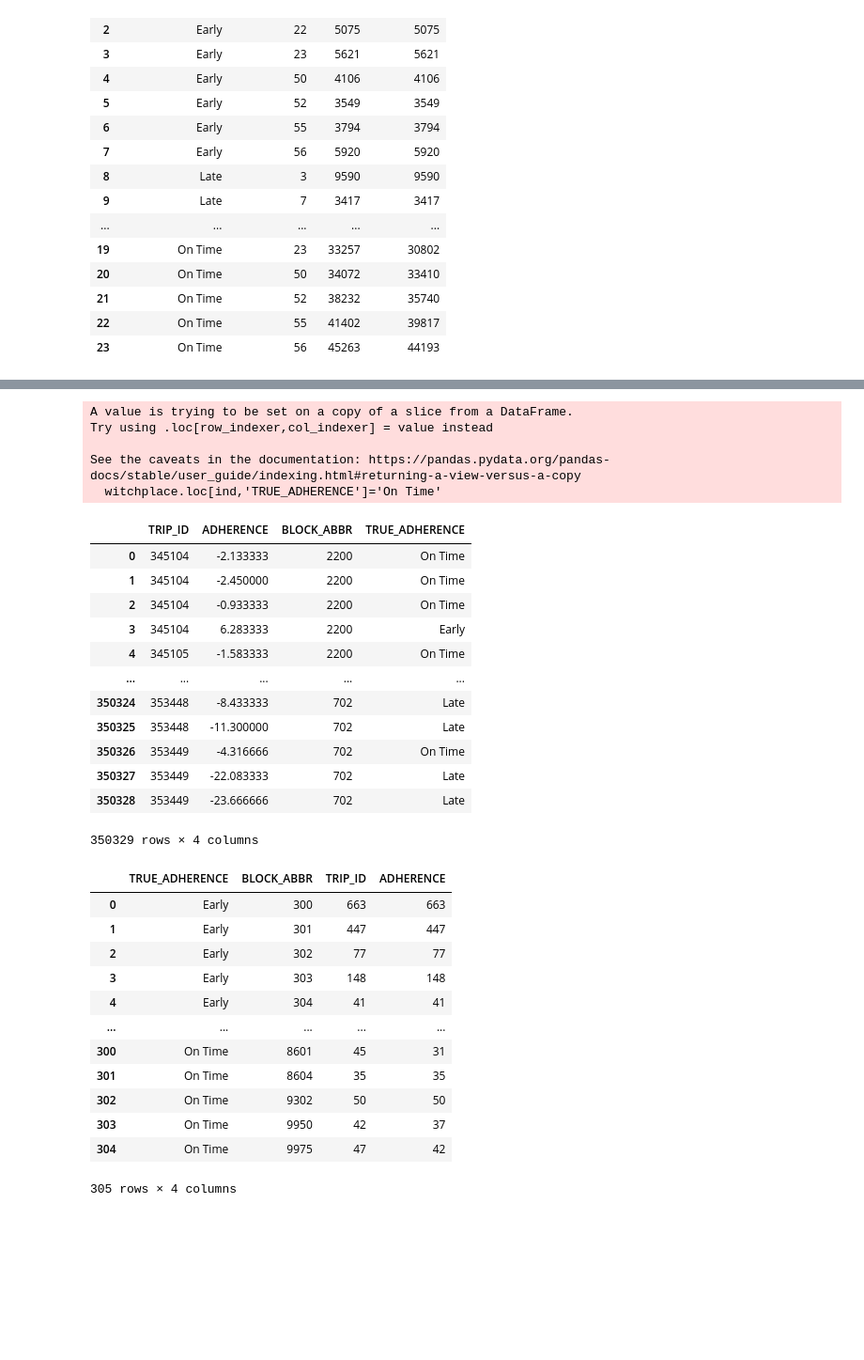
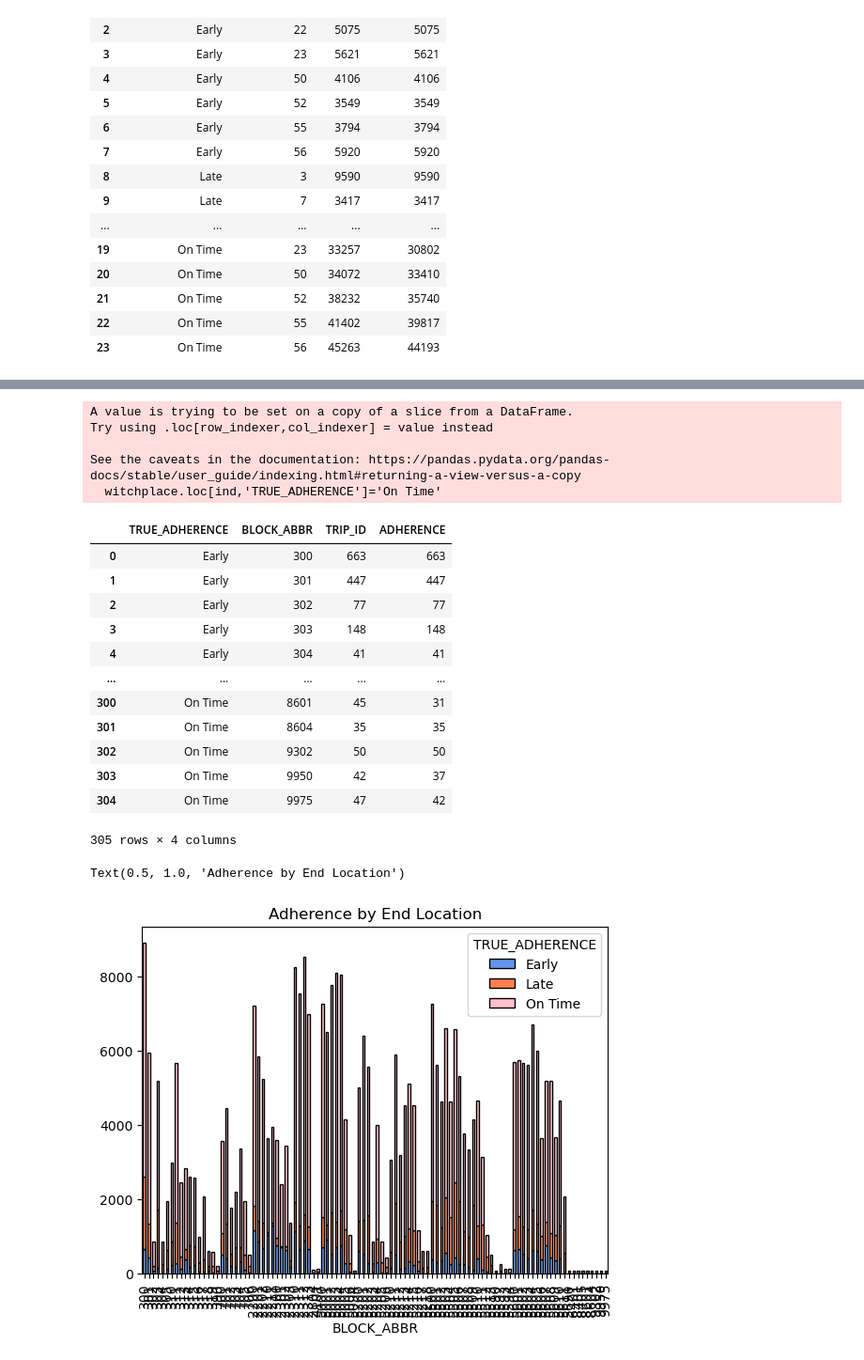
Before and after one commit to NewForce-Cohort-11-Data/wego-good-wheel-hunting, a Jupyter notebook: notebooks/WeGo Data Introduction.ipynb, the cells around one changed output, grey strips where cells are left out. Shown at 94% size. Drawn from its saved outputs; the diff is of its cells as text; code cells hidden in the pictures; blank space fills up the shorter version.

```diff
--- a/notebooks/WeGo Data Introduction.ipynb
+++ b/notebooks/WeGo Data Introduction.ipynb
@@ -353,4 +213,5 @@ witchplace=wego[['TRIP_ID', 'ADHERENCE','BLOCK_ABBR']]
 # %%
+witchplace=wego[['TRIP_ID', 'ADHERENCE','BLOCK_ABBR']]
 for ind, row in witchplace.iterrows():
     if row['ADHERENCE']<-6:
         witchplace.loc[ind,'TRUE_ADHERENCE']='Late'
@@ -358,6 +219,7 @@ for ind, row in witchplace.iterrows():
         witchplace.loc[ind,'TRUE_ADHERENCE']='Early'
     else:
         witchplace.loc[ind,'TRUE_ADHERENCE']='On Time'
+witchplace=witchplace.groupby(['TRUE_ADHERENCE','BLOCK_ABBR']).count().reset_index()
 witchplace
 # %% [output]
 A value is trying to be set on a copy of a slice from a DataFrame.
@@ -365,33 +227,44 @@ Try using .loc[row_indexer,col_indexer] = value instead
 
 See the caveats in the documentation: https://pandas.pydata.org/pandas-docs/stable/user_guide/indexing.html#returning-a-view-versus-a-copy
   witchplace.loc[ind,'TRUE_ADHERENCE']='On Time'
-|  | TRIP_ID | ADHERENCE | BLOCK_ABBR | TRUE_ADHERENCE |
-| 0 | 345104 | -2.133333 | 2200 | On Time |
-| 1 | 345104 | -2.450000 | 2200 | On Time |
-| 2 | 345104 | -0.933333 | 2200 | On Time |
-| 3 | 345104 | 6.283333 | 2200 | Early |
-| 4 | 345105 | -1.583333 | 2200 | On Time |
+|  | TRUE_ADHERENCE | BLOCK_ABBR | TRIP_ID | ADHERENCE |
+| 0 | Early | 300 | 663 | 663 |
+| 1 | Early | 301 | 447 | 447 |
+| 2 | Early | 302 | 77 | 77 |
+| 3 | Early | 303 | 148 | 148 |
+| 4 | Early | 304 | 41 | 41 |
 | ... | ... | ... | ... | ... |
-| 350324 | 353448 | -8.433333 | 702 | Late |
-| 350325 | 353448 | -11.300000 | 702 | Late |
-| 350326 | 353449 | -4.316666 | 702 | On Time |
-| 350327 | 353449 | -22.083333 | 702 | Late |
-| 350328 | 353449 | -23.666666 | 702 | Late |
+| 300 | On Time | 8601 | 45 | 31 |
+| 301 | On Time | 8604 | 35 | 35 |
+| 302 | On Time | 9302 | 50 | 50 |
+| 303 | On Time | 9950 | 42 | 37 |
+| 304 | On Time | 9975 | 47 | 42 |
-350329 rows × 4 columns
+305 rows × 4 columns
-# %%
-witchplace=witchplace.groupby(['TRUE_ADHERENCE','BLOCK_ABBR']).count().reset_index()
-witchplace
-# %% [output]
-|  | TRUE_ADHERENCE | BLOCK_ABBR | TRIP_ID | ADHERENCE |
-| 0 | Early | 300 | 663 | 663 |
-| 1 | Early | 301 | 447 | 447 |
-| 2 | Early | 302 | 77 | 77 |
-| 3 | Early | 303 | 148 | 148 |
-| 4 | Early | 304 | 41 | 41 |
-| ... | ... | ... | ... | ... |
-| 300 | On Time | 8601 | 45 | 31 |
-| 301 | On Time | 8604 | 35 | 35 |
-| 302 | On Time | 9302 | 50 | 50 |
-| 303 | On Time | 9950 | 42 | 37 |
-| 304 | On Time | 9975 | 47 | 42 |
-305 rows × 4 columns
+# %%
+plt.figure(figsize = (10,6))
+
+sns.scatterplot(data = witchway,
+               x = 'TRIP_ID',
+               y = 'bill_depth_mm',
+               hue = 'TRUE_ADHERENCE',
+               palette = ['cornflowerblue', 'coral', 'pink']);
+
+
+
+
+
+
+
+
+
+pd.crosstab(  index= witchway['BLOCK_ABBR'],
+    columns= witchway['TRUE_ADHERENCE'],
+    values= witchway['TRIP_ID'],
+    aggfunc='sum').plot(kind = 'bar',
+                                                          stacked = True,       # stacked as opposed to side-by-side
+                                                          color = ['cornflowerblue', 'coral', 'pink'],     # change the default colors
+                                                          edgecolor = 'black')              # add a border to the bars
+plt.title('Adherence by End Location')
+# %% [output]
+Text(0.5, 1.0, 'Adherence by End Location')
+[figure, added]
```
Also changed, not shown: parts of 18 cells of this notebook.
